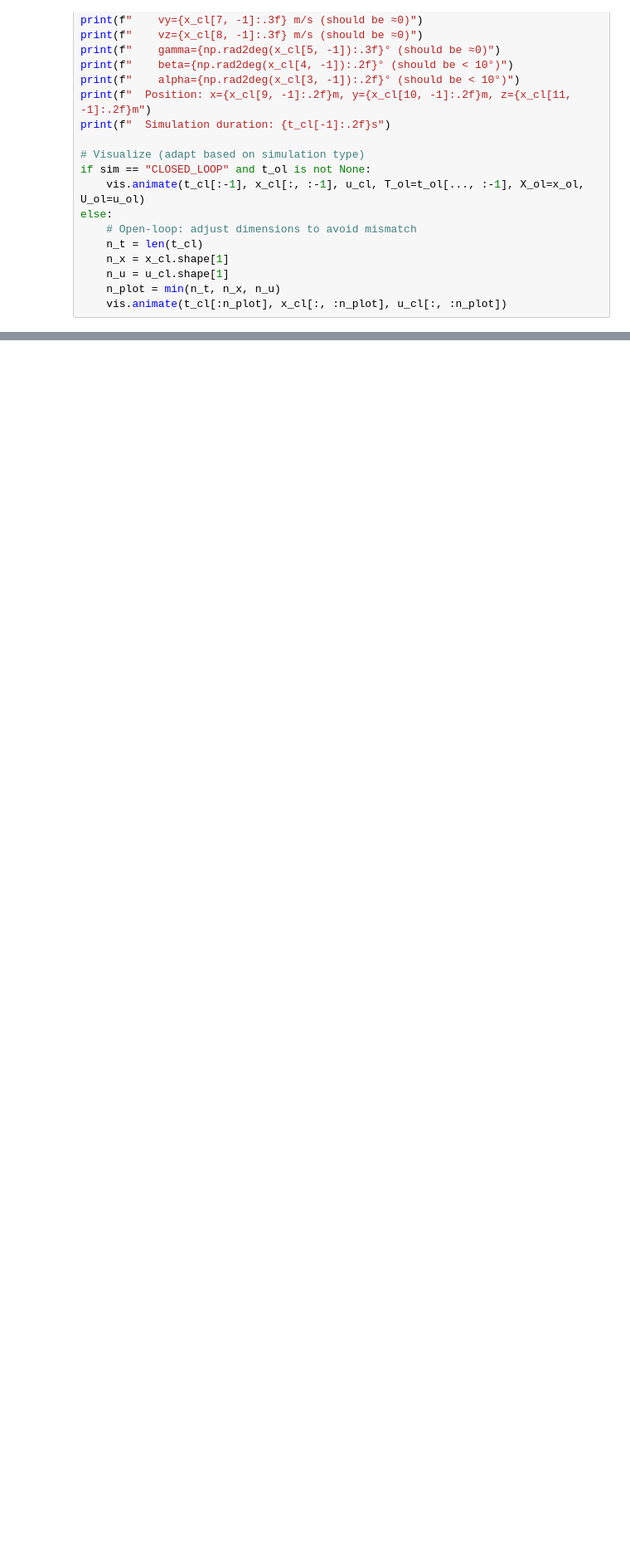
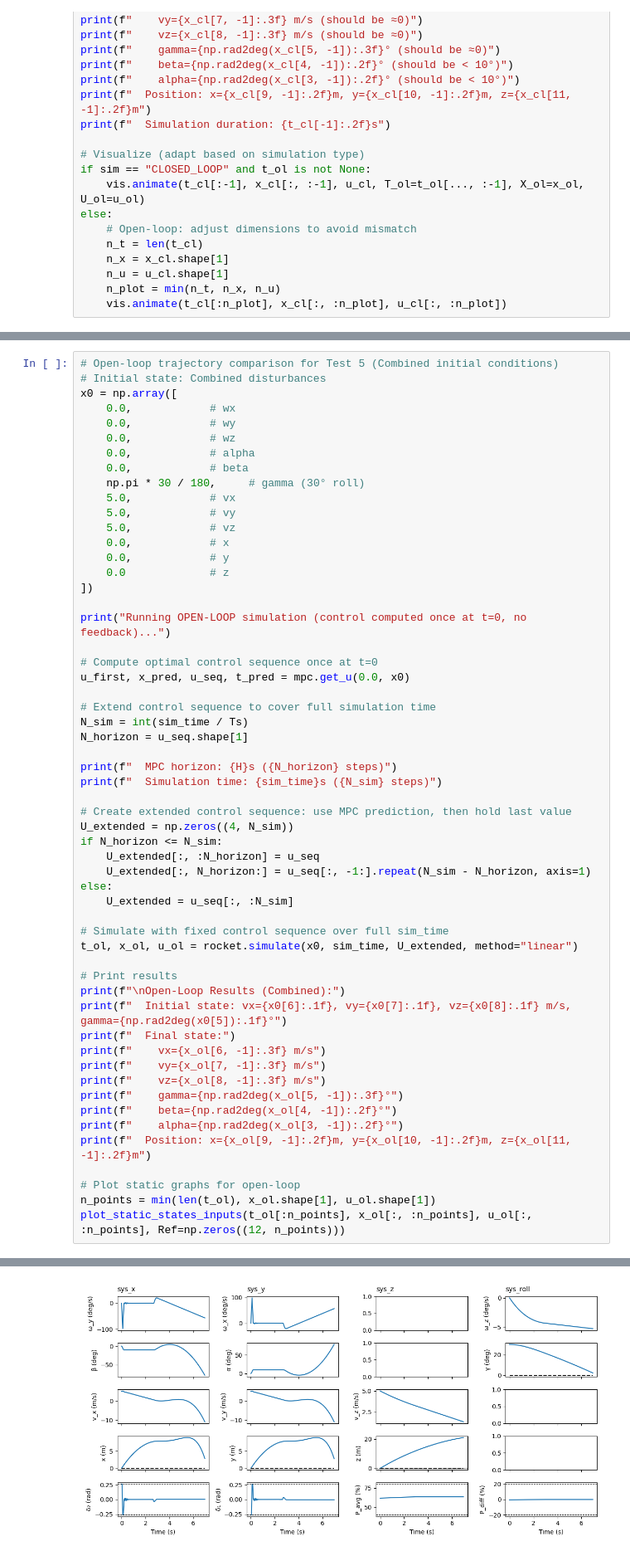
Before and after one commit to Emixm4/MPC-Course-EPFL, a Jupyter notebook: project/Deliverable_3_1/Deliverable_3_1.ipynb, the cells around one changed output, grey strips where cells are left out. Shown at 83% size. Drawn from its saved outputs; the diff is of its cells as text; blank space fills up the shorter version.

```diff
--- a/project/Deliverable_3_1/Deliverable_3_1.ipynb
+++ b/project/Deliverable_3_1/Deliverable_3_1.ipynb
@@ -435,0 +423,57 @@ For each test, we show:
+# %%
+# Open-loop trajectory comparison for Test 5 (Combined initial conditions)
+# Initial state: Combined disturbances
+x0 = np.array([
+    0.0,            # wx
+    0.0,            # wy
+    0.0,            # wz
+    0.0,            # alpha
+    0.0,            # beta
+    np.pi * 30 / 180,     # gamma (30° roll)
+    5.0,            # vx
+    5.0,            # vy
+    5.0,            # vz
+    0.0,            # x
+    0.0,            # y
+    0.0             # z
+])
+
+print("Running OPEN-LOOP simulation (control computed once at t=0, no feedback)...")
+
+# Compute optimal control sequence once at t=0
+u_first, x_pred, u_seq, t_pred = mpc.get_u(0.0, x0)
+
+# Extend control sequence to cover full simulation time
+N_sim = int(sim_time / Ts)
+N_horizon = u_seq.shape[1]
+
+print(f"  MPC horizon: {H}s ({N_horizon} steps)")
+print(f"  Simulation time: {sim_time}s ({N_sim} steps)")
+
+# Create extended control sequence: use MPC prediction, then hold last value
+U_extended = np.zeros((4, N_sim))
+if N_horizon <= N_sim:
+    U_extended[:, :N_horizon] = u_seq
+    U_extended[:, N_horizon:] = u_seq[:, -1:].repeat(N_sim - N_horizon, axis=1)
+else:
+    U_extended = u_seq[:, :N_sim]
+
+# Simulate with fixed control sequence over full sim_time
+t_ol, x_ol, u_ol = rocket.simulate(x0, sim_time, U_extended, method="linear")
+
+# Print results
+print(f"\nOpen-Loop Results (Combined):")
+print(f"  Initial state: vx={x0[6]:.1f}, vy={x0[7]:.1f}, vz={x0[8]:.1f} m/s, gamma={np.rad2deg(x0[5]):.1f}°")
+print(f"  Final state:")
+print(f"    vx={x_ol[6, -1]:.3f} m/s")
+print(f"    vy={x_ol[7, -1]:.3f} m/s")
+print(f"    vz={x_ol[8, -1]:.3f} m/s")
+print(f"    gamma={np.rad2deg(x_ol[5, -1]):.3f}°")
+print(f"    beta={np.rad2deg(x_ol[4, -1]):.2f}°")
+print(f"    alpha={np.rad2deg(x_ol[3, -1]):.2f}°")
+print(f"  Position: x={x_ol[9, -1]:.2f}m, y={x_ol[10, -1]:.2f}m, z={x_ol[11, -1]:.2f}m")
+
+# Plot static graphs for open-loop
+n_points = min(len(t_ol), x_ol.shape[1], u_ol.shape[1])
+plot_static_states_inputs(t_ol[:n_points], x_ol[:, :n_points], u_ol[:, :n_points], Ref=np.zeros((12, n_points)))
+# %% [output]
@@ -435,0 +497 @@ For each test, we show:
+[figure, added]
```
Also changed, not shown: parts of 15 cells of this notebook, 7 other files.
